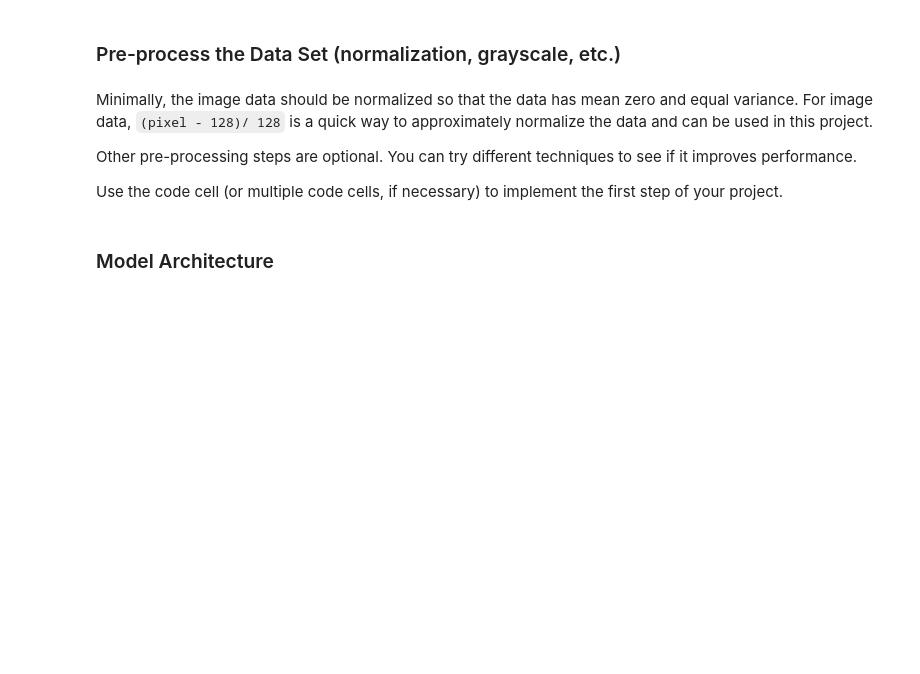
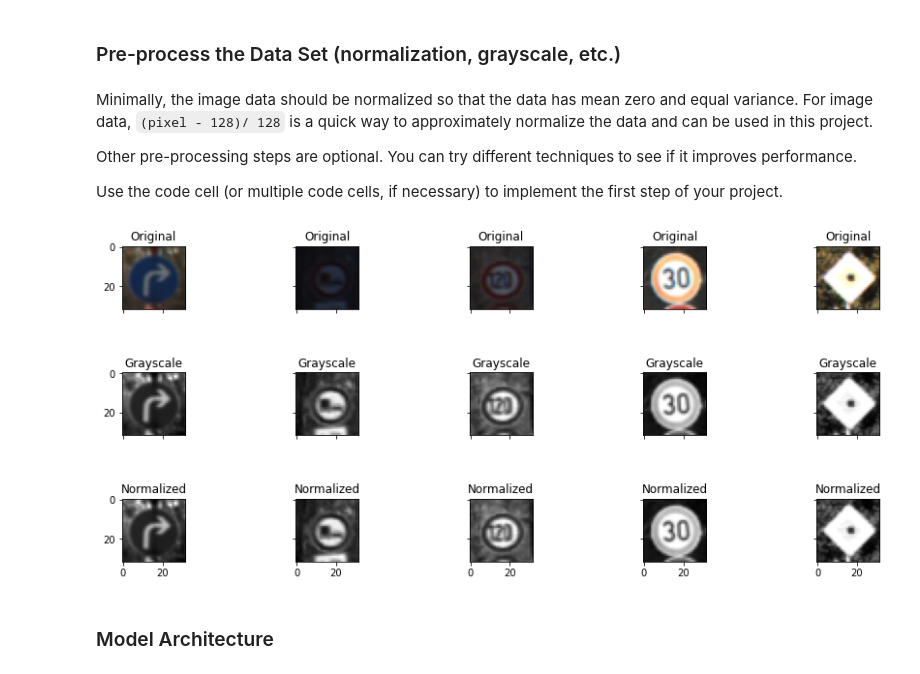
Before and after one commit to DavidAbdelmalek/Self_Driving_Car_ND, a Jupyter notebook: CarND-Traffic-Sign-Classifier-Project/Traffic_Sign_Classifier.ipynb, the cells around one changed output. Saved outputs shown, nothing was run; the diff lists cells and outputs as text; code cells hidden in the pictures; blank space fills up the shorter version.

Commit message:
Update Traffic_Sign_Classifier.ipynb
Done with preprocessing images.

```diff
--- a/CarND-Traffic-Sign-Classifier-Project/Traffic_Sign_Classifier.ipynb
+++ b/CarND-Traffic-Sign-Classifier-Project/Traffic_Sign_Classifier.ipynb
@@ -239,3 +216,49 @@ Use the code cell (or multiple code cells, if necessary) to implement the first
+# %%
+def rgb_to_gray(images):
+  """
+  Convert batch of RGB images to grayscale
+    Take the average of R, G, B values and insert it into 1 channel
+
+    Arguments:
+        - images [numpy.ndarray]: batch of RGB images with shape (batch_size, 32, 32, 3)
+
+    Returns:
+        - gray_imgs [numpy.ndarray]: batch of gray images with shape (batch_size, 32, 32, 1)
+  """
+  gray_imgs = np.mean(images, axis=3)
+  gray_imgs = np.expand_dims(gray_imgs, axis=3)
+  return gray_imgs
+# %%
+# Convert images to grayscale.
+gray_X_train = rgb_to_gray(X_train)
+gray_X_valid = rgb_to_gray(X_valid)
+gray_X_test = rgb_to_gray(X_test)
+
+
+# Normalize grayscale images to be in range(0,1) values.
+pre_X_train = (gray_X_train - 128.) / 128.
+pre_X_valid = (gray_X_valid - 128.) / 128.
+pre_X_test  = (gray_X_test  - 128.) / 128.
+# %%
+# Compare random 5 images between RGB and grayscale
+fig, ax = plt.subplots(nrows = 3 ,ncols = 5, figsize=(15,6),sharex=True,sharey=True)
+fig.subplots_adjust(hspace = 1, wspace=.5)
+
+# set seed
+random.seed(2021)
+
+for i in range(5):
+  random_indx =random.randrange(n_train)
+  ax[0, i].set_title("Original")
+  ax[0, i].imshow(X_train[random_indx])
+
+  ax[1, i].set_title("Grayscale")
+  ax[1, i].imshow(gray_X_train[random_indx].squeeze(), cmap='gray')
+
+  ax[2, i].set_title("Normalized")
+  ax[2, i].imshow(pre_X_train[random_indx].squeeze(), cmap='gray')
+# %% [output]
+[figure, added]
 # %% [markdown]
 ### Model Architecture
 # %%
```
Also changed, not shown: parts of 3 cells of this notebook.
